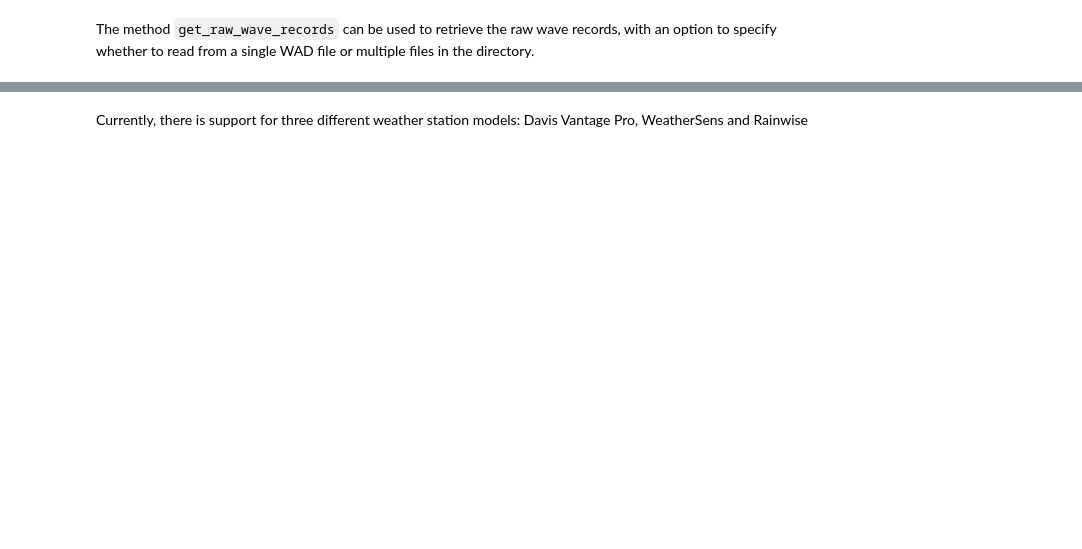
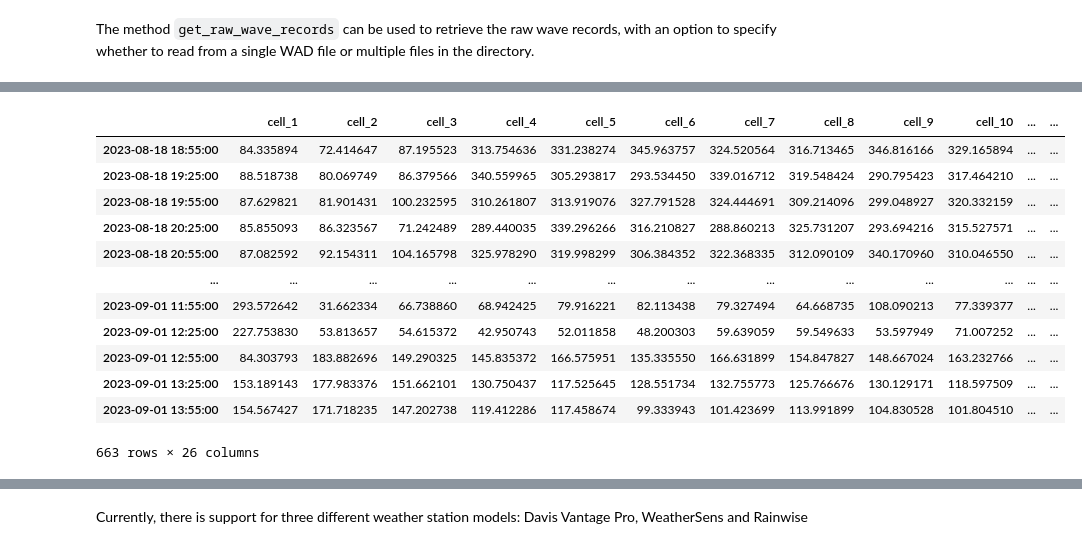
Before and after one commit to oceanicos-dev-org/oceanicospy, a Jupyter notebook: examples/reading_field_data.ipynb, the cells around one changed output, grey strips where cells are left out. Saved outputs shown, nothing was run; the diff lists cells and outputs as text; code cells hidden in the pictures; blank space fills up the shorter version.

```diff
--- a/examples/reading_field_data.ipynb
+++ b/examples/reading_field_data.ipynb
@@ -187 +284,17 @@ AttributeError: 'AWAC' object has no attribute 'x_component'
+# %%
+current_dir
+# %% [output]
+|  | cell_1 | cell_2 | cell_3 | cell_4 | cell_5 | cell_6 | cell_7 | cell_8 | cell_9 | cell_10 | ... | ... |
+| 2023-08-18 18:55:00 | 84.335894 | 72.414647 | 87.195523 | 313.754636 | 331.238274 | 345.963757 | 324.520564 | 316.713465 | 346.816166 | 329.165894 | ... | ... |
+| 2023-08-18 19:25:00 | 88.518738 | 80.069749 | 86.379566 | 340.559965 | 305.293817 | 293.534450 | 339.016712 | 319.548424 | 290.795423 | 317.464210 | ... | ... |
+| 2023-08-18 19:55:00 | 87.629821 | 81.901431 | 100.232595 | 310.261807 | 313.919076 | 327.791528 | 324.444691 | 309.214096 | 299.048927 | 320.332159 | ... | ... |
+| 2023-08-18 20:25:00 | 85.855093 | 86.323567 | 71.242489 | 289.440035 | 339.296266 | 316.210827 | 288.860213 | 325.731207 | 293.694216 | 315.527571 | ... | ... |
+| 2023-08-18 20:55:00 | 87.082592 | 92.154311 | 104.165798 | 325.978290 | 319.998299 | 306.384352 | 322.368335 | 312.090109 | 340.170960 | 310.046550 | ... | ... |
+| ... | ... | ... | ... | ... | ... | ... | ... | ... | ... | ... | ... | ... |
+| 2023-09-01 11:55:00 | 293.572642 | 31.662334 | 66.738860 | 68.942425 | 79.916221 | 82.113438 | 79.327494 | 64.668735 | 108.090213 | 77.339377 | ... | ... |
+| 2023-09-01 12:25:00 | 227.753830 | 53.813657 | 54.615372 | 42.950743 | 52.011858 | 48.200303 | 59.639059 | 59.549633 | 53.597949 | 71.007252 | ... | ... |
+| 2023-09-01 12:55:00 | 84.303793 | 183.882696 | 149.290325 | 145.835372 | 166.575951 | 135.335550 | 166.631899 | 154.847827 | 148.667024 | 163.232766 | ... | ... |
+| 2023-09-01 13:25:00 | 153.189143 | 177.983376 | 151.662101 | 130.750437 | 117.525645 | 128.551734 | 132.755773 | 125.766676 | 130.129171 | 118.597509 | ... | ... |
+| 2023-09-01 13:55:00 | 154.567427 | 171.718235 | 147.202738 | 119.412286 | 117.458674 | 99.333943 | 101.423699 | 113.991899 | 104.830528 | 101.804510 | ... | ... |
+663 rows × 26 columns
 # %% [markdown]
```
Also changed, not shown: parts of 26 cells of this notebook, 4 other files.
